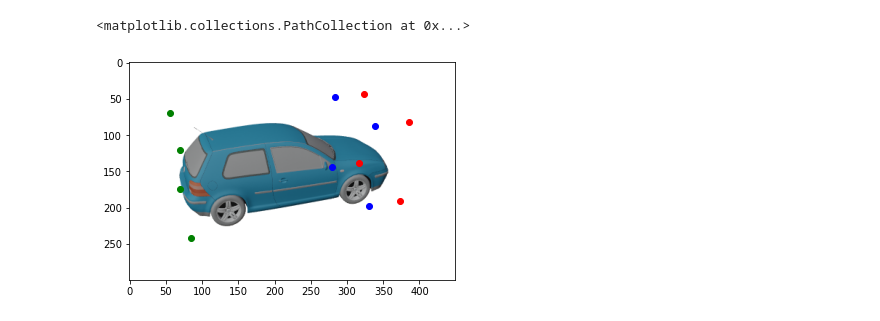
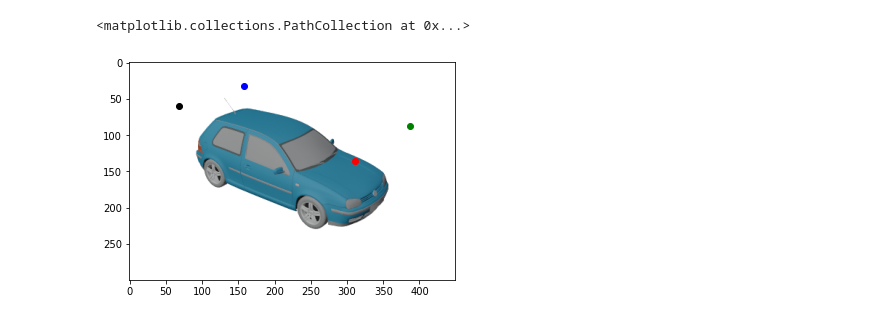
Before and after one commit to lcordey/codePDM, a Jupyter notebook: img2sdf_ML/test_.ipynb, the cells around one changed output. Saved outputs shown, nothing was run; the diff lists cells and outputs as text; code cells hidden in the pictures.

```diff
--- a/img2sdf_ML/test_.ipynb
+++ b/img2sdf_ML/test_.ipynb
@@ -37,7 +37,7 @@ annotations = pickle.load(annotations_file)
 matrix_world_to_camera = pickle.load(matrix_file)
 # %%
 scene_id = list(annotations.keys())[0]
-image_id = 2
+image_id = 4
 image_pth = IMAGES_PATH + scene_id + '/' + str(image_id) + '.png'
 im = imageio.imread(image_pth)
 loc_2d = annotations[scene_id][image_id]['2d'].copy()
@@ -45,7 +45,7 @@ loc_3d = annotations[scene_id][image_id]['3d'].copy()
 frame = annotations[scene_id][image_id]['frame']
 
 
-num_interp = 7
+num_interp = 50
 loc_mid_3d = np.empty([num_interp,4,3])
 for i in range(num_interp):
     loc_mid_3d[i,0,:] = loc_3d[0,:] * (1-i/(num_interp-1)) + loc_3d[4,:] * i/(num_interp-1)
@@ -61,15 +61,24 @@ for i in range(num_interp):
 
 ###### y coordinate is inverted #####
 loc_2d[:,1] = 1- loc_2d[:,1]
+loc_2d[:,0] = loc_2d[:,0] * 450
+loc_2d[:,1] = loc_2d[:,1] * 300
+
+
 loc_mid_2d[:,:,1] = 1- loc_mid_2d[:,:,1]
+loc_mid_2d[:,:,0] = loc_mid_2d[:,:,0] * 450
+loc_mid_2d[:,:,1] = loc_mid_2d[:,:,1] * 300
 # %%
 interp = 1
 
 plt.figure()
 plt.imshow(im)
-plt.scatter(x = loc_2d[:4,0] * 450, y = loc_2d[:4,1] * 300, c = 'r')
-plt.scatter(x = loc_2d[4:,0] * 450, y = loc_2d[4:,1] * 300, c = 'g')
-plt.scatter(x = loc_mid_2d[interp,:,0] * 450, y = loc_mid_2d[interp,:,1] * 300, c = 'b')
+plt.scatter(x = loc_2d[3,0], y = loc_2d[3,1], c = 'r')
+plt.scatter(x = loc_2d[2,0], y = loc_2d[2,1], c = 'g')
+plt.scatter(x = loc_2d[6,0], y = loc_2d[6,1], c = 'b')
+plt.scatter(x = loc_2d[7,0], y = loc_2d[7,1], c = 'k')
+# plt.scatter(x = loc_2d[4:,0] * 450, y = loc_2d[4:,1] * 300, c = 'g')
+# plt.scatter(x = loc_mid_2d[interp,:,0] * 450, y = loc_mid_2d[interp,:,1] * 300, c = 'b')
 # %% [output]
 <matplotlib.collections.PathCollection at 0x...>
-[figure, old version]
+[figure, new version]
```
Also changed, not shown: parts of 5 cells of this notebook, 8 other files.
